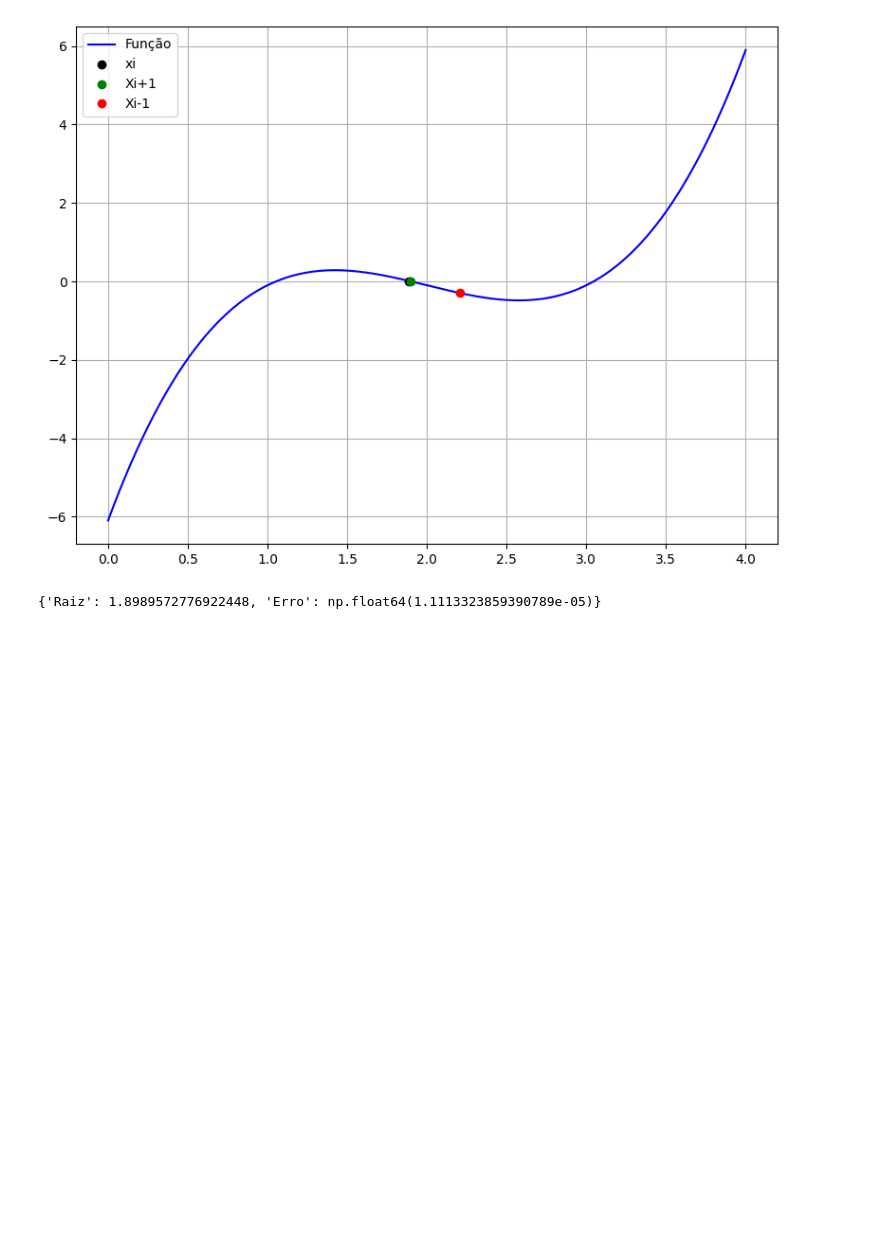
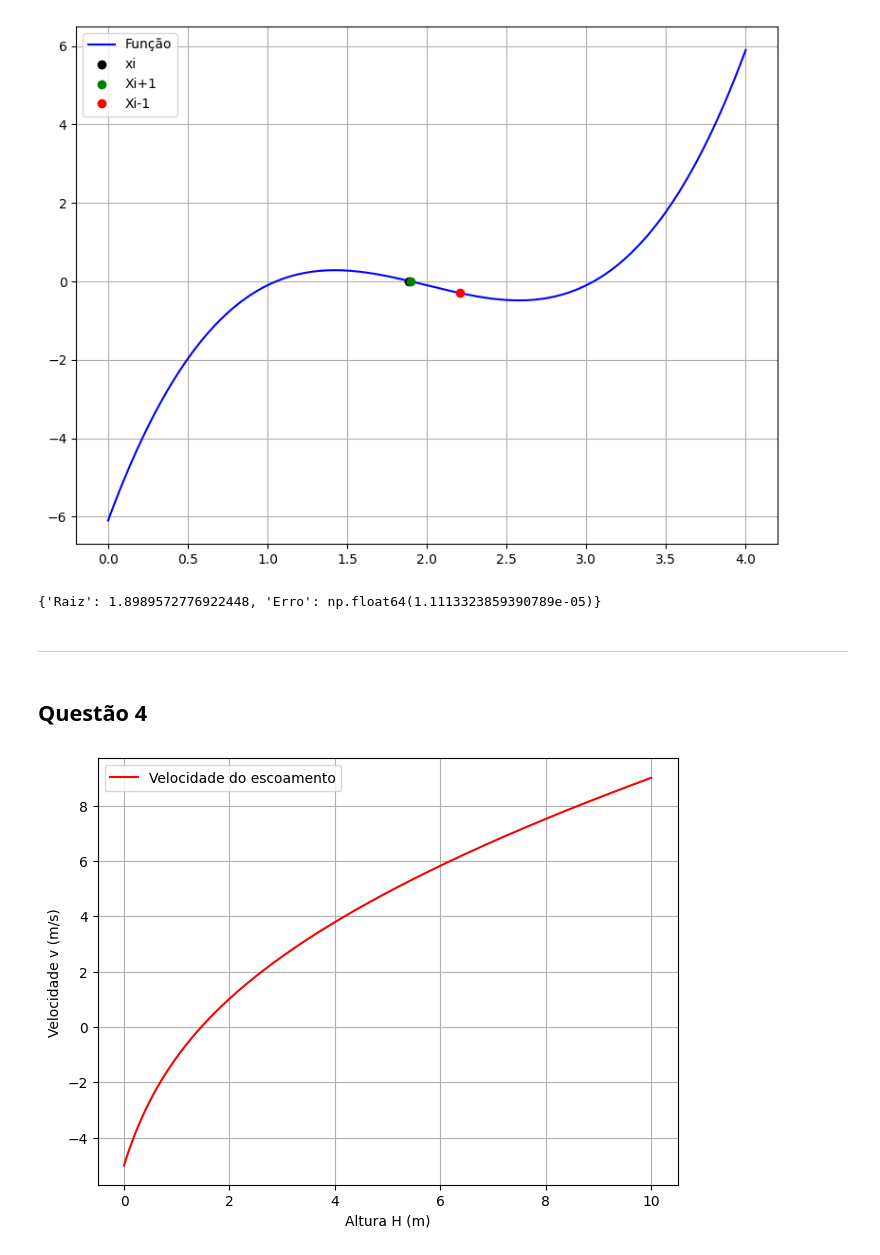
Before and after one commit to GabrielMPinho/Modelagem-Computacional, a Jupyter notebook: AC2/gabriel_manata_marcus_carvalho.ipynb, the cells around one changed output. Saved outputs shown, nothing was run; the diff lists cells and outputs as text; code cells hidden in the pictures; blank space fills up the shorter version.

```diff
--- a/AC2/gabriel_manata_marcus_carvalho.ipynb
+++ b/AC2/gabriel_manata_marcus_carvalho.ipynb
@@ -393,3 +490,24 @@ F(xi-1) = -0.30108940657718897
 Erro = 1.1113323859390789e-05
 [figure]
 {'Raiz': 1.8989572776922448, 'Erro': np.float64(1.1113323859390789e-05)}
+# %% [markdown]
+---
+# %% [markdown]
+## Questão 4
+# %%
+G = 9.81
+V = 5
+T = 2.5
+L = 4
+F = lambda H: np.sqrt(2*G*H)*np.tanh(((np.sqrt(2*G*H))/(2*L)) * T) - V
+pontosx = np.linspace(0,10,1000)
+
+plt.plot(pontosx, F(pontosx), "-r", label="Velocidade do escoamento")
+plt.tight_layout()
+plt.grid()
+plt.xlabel('Altura H (m)')
+plt.ylabel('Velocidade v (m/s)')
+plt.legend()
+plt.show()
+# %% [output]
+[figure, added]
```
Also changed, not shown: parts of 22 cells of this notebook, 4 other files.
